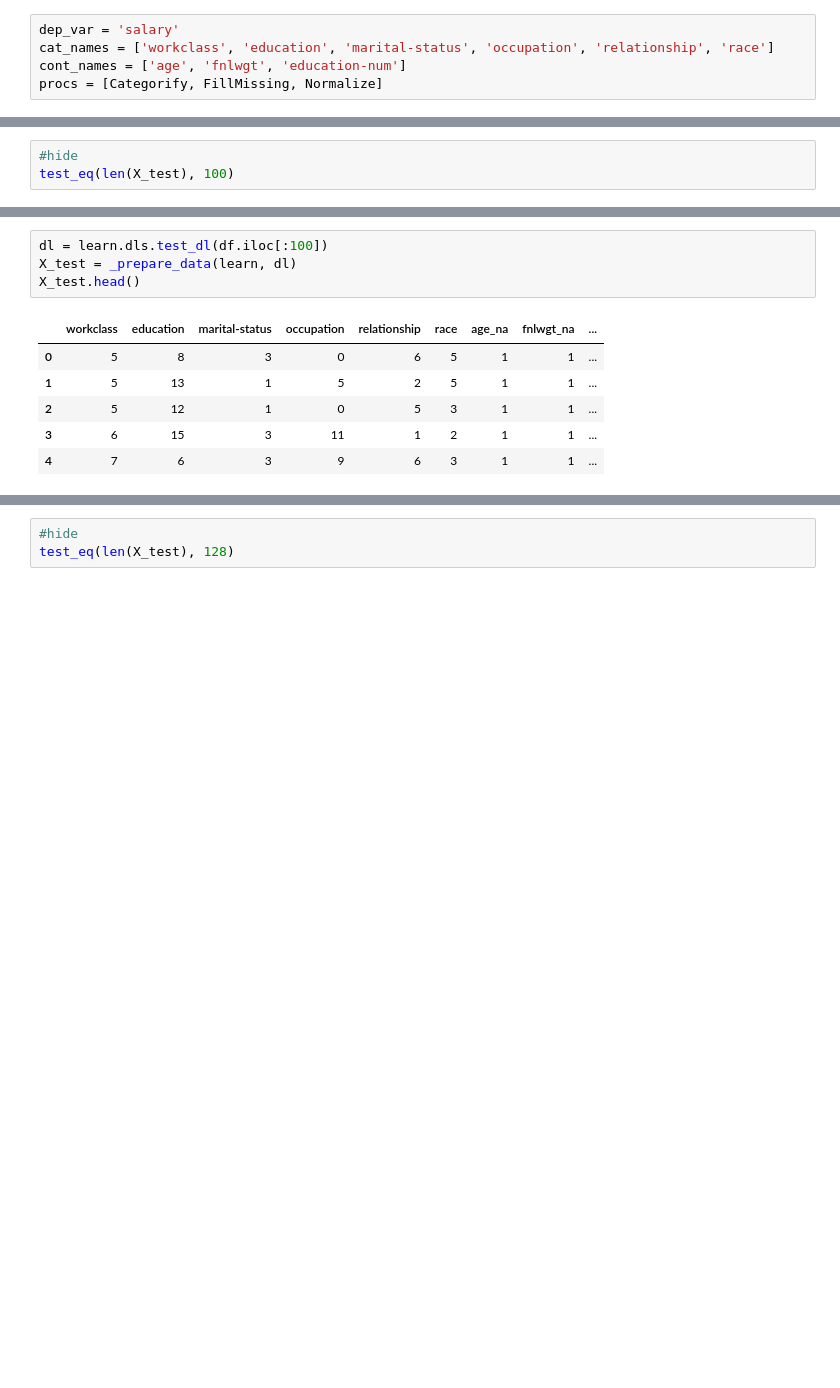
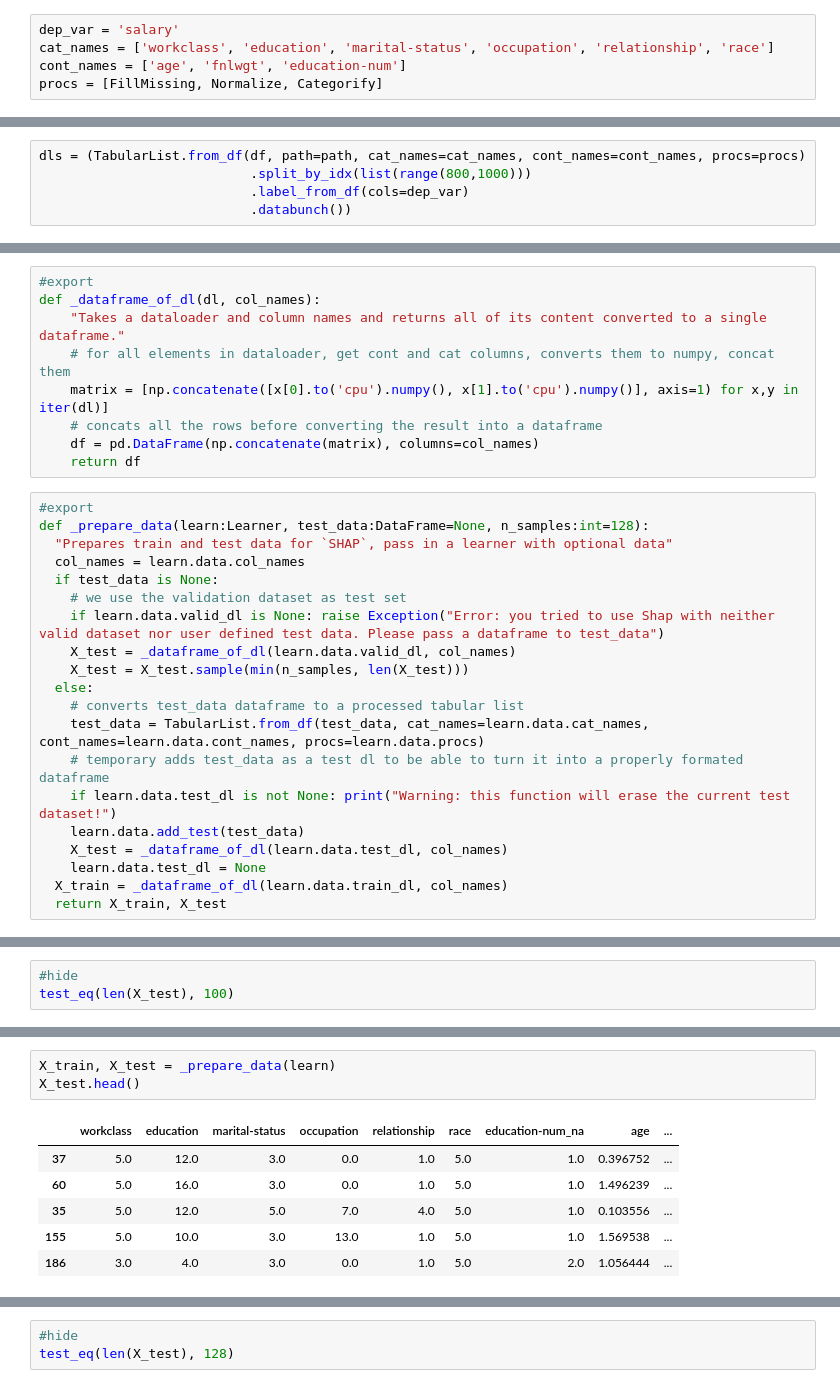
Before and after one commit to nestordemeure/fastshap, a Jupyter notebook: nbs/00_core.ipynb, the cells around one changed output, grey strips where cells are left out. Cells and saved outputs as stored; diff of their text form; blank space fills up the shorter version.

```diff
--- a/nbs/00_core.ipynb
+++ b/nbs/00_core.ipynb
@@ -21,6 +21,6 @@ Next let's name our variables
 dep_var = 'salary'
 cat_names = ['workclass', 'education', 'marital-status', 'occupation', 'relationship', 'race']
 cont_names = ['age', 'fnlwgt', 'education-num']
-procs = [Categorify, FillMissing, Normalize]
+procs = [FillMissing, Normalize, Categorify]
 # %% [markdown]
 And decide how we want to split and generate our `DataLoader`!
@@ -31,3 +27,8 @@ dls = to.dataloaders()
+# %%
+dls = (TabularList.from_df(df, path=path, cat_names=cat_names, cont_names=cont_names, procs=procs)
+                           .split_by_idx(list(range(800,1000)))
+                           .label_from_df(cols=dep_var)
+                           .databunch())
 # %% [markdown]
 Now let's train an initial model to use
 # %%
@@ -61,3 +43,32 @@ def _prepare_data(learn:Learner, test_data=None, n_samples:int=128):
+# %%
+#export
+def _dataframe_of_dl(dl, col_names):
+    "Takes a dataloader and column names and returns all of its content converted to a single dataframe."
+    # for all elements in dataloader, get cont and cat columns, converts them to numpy, concat them
+    matrix = [np.concatenate([x[0].to('cpu').numpy(), x[1].to('cpu').numpy()], axis=1) for x,y in iter(dl)]
+    # concats all the rows before converting the result into a dataframe
+    df = pd.DataFrame(np.concatenate(matrix), columns=col_names)
+    return df
+# %%
+#export
+def _prepare_data(learn:Learner, test_data:DataFrame=None, n_samples:int=128):
+  "Prepares train and test data for `SHAP`, pass in a learner with optional data"
+  col_names = learn.data.col_names
+  if test_data is None:
+    # we use the validation dataset as test set
+    if learn.data.valid_dl is None: raise Exception("Error: you tried to use Shap with neither valid dataset nor user defined test data. Please pass a dataframe to test_data")
+    X_test = _dataframe_of_dl(learn.data.valid_dl, col_names)
+    X_test = X_test.sample(min(n_samples, len(X_test)))
+  else:
+    # converts test_data dataframe to a processed tabular list
+    test_data = TabularList.from_df(test_data, cat_names=learn.data.cat_names, cont_names=learn.data.cont_names, procs=learn.data.procs)
+    # temporary adds test_data as a test dl to be able to turn it into a properly formated dataframe
+    if learn.data.test_dl is not None: print("Warning: this function will erase the current test dataset!")
+    learn.data.add_test(test_data)
+    X_test = _dataframe_of_dl(learn.data.test_dl, col_names)
+    learn.data.test_dl = None
+  X_train = _dataframe_of_dl(learn.data.train_dl, col_names)
+  return X_train, X_test
 # %% [markdown]
 First, an example with a `DataFrame`
 # %%
@@ -78,11 +89,10 @@ We can see that we now are working with the transformed data! Now let's do the s
 # %%
-dl = learn.dls.test_dl(df.iloc[:100])
-X_test = _prepare_data(learn, dl)
+X_train, X_test = _prepare_data(learn)
 X_test.head()
 # %% [output]
-|  | workclass | education | marital-status | occupation | relationship | race | age_na | fnlwgt_na | ... |
-| 0 | 5 | 8 | 3 | 0 | 6 | 5 | 1 | 1 | ... |
-| 1 | 5 | 13 | 1 | 5 | 2 | 5 | 1 | 1 | ... |
-| 2 | 5 | 12 | 1 | 0 | 5 | 3 | 1 | 1 | ... |
-| 3 | 6 | 15 | 3 | 11 | 1 | 2 | 1 | 1 | ... |
-| 4 | 7 | 6 | 3 | 9 | 6 | 3 | 1 | 1 | ... |
+|  | workclass | education | marital-status | occupation | relationship | race | education-num_na | age | ... |
+| 37 | 5.0 | 12.0 | 3.0 | 0.0 | 1.0 | 5.0 | 1.0 | 0.396752 | ... |
+| 60 | 5.0 | 16.0 | 3.0 | 0.0 | 1.0 | 5.0 | 1.0 | 1.496239 | ... |
+| 35 | 5.0 | 12.0 | 5.0 | 7.0 | 4.0 | 5.0 | 1.0 | 0.103556 | ... |
+| 155 | 5.0 | 10.0 | 3.0 | 13.0 | 1.0 | 5.0 | 1.0 | 1.569538 | ... |
+| 186 | 3.0 | 4.0 | 3.0 | 0.0 | 1.0 | 5.0 | 2.0 | 1.056444 | ... |
```
Also changed, not shown: parts of 11 cells of this notebook, 1 other file.
